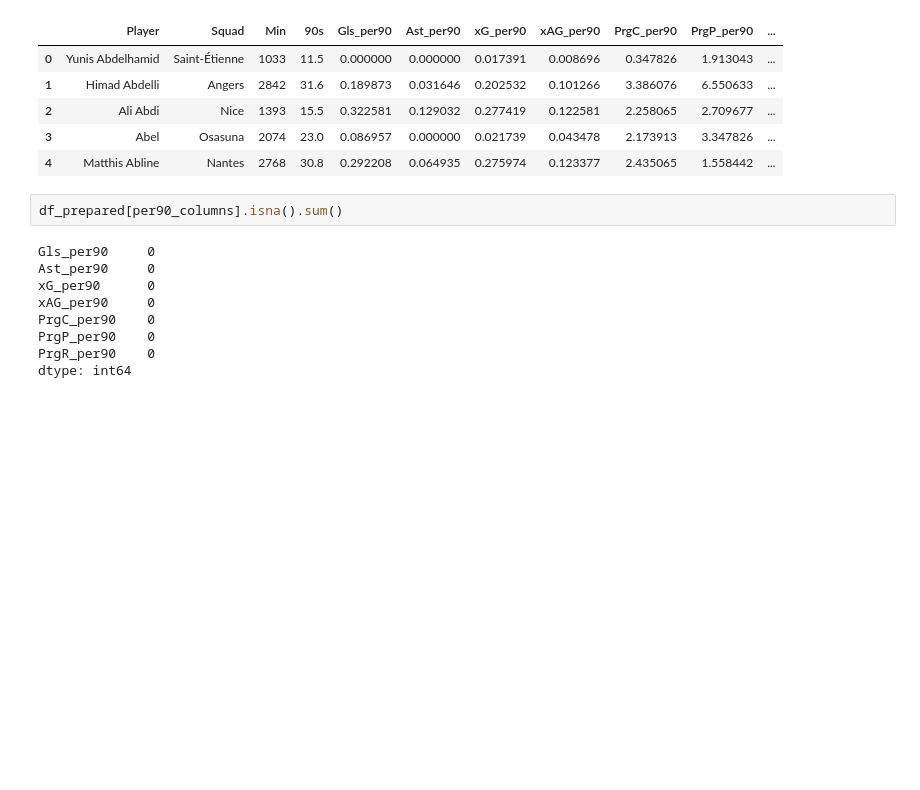
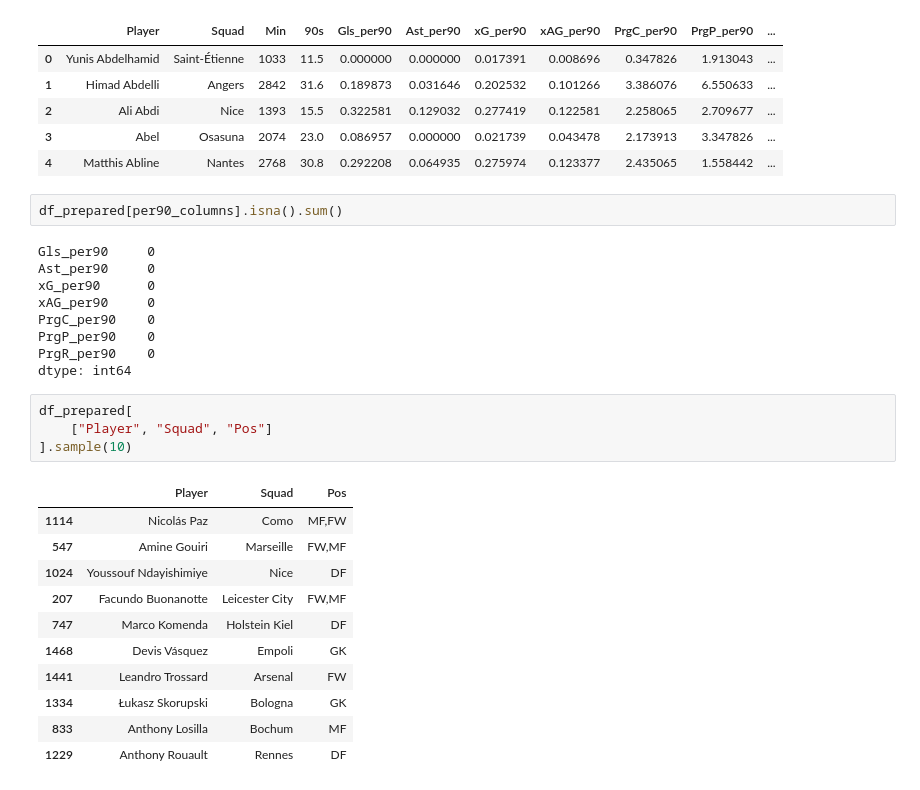
Before and after one commit to kevinerv/player-similarity-notebook, a Jupyter notebook: notebooks/01_Player_Similarity.ipynb, the cells around one changed output. Drawn from its saved outputs; the diff is of its cells as text; blank space fills up the shorter version.

```diff
--- a/notebooks/01_Player_Similarity.ipynb
+++ b/notebooks/01_Player_Similarity.ipynb
@@ -133,3 +133,19 @@ PrgC_per90    0
 PrgP_per90    0
 PrgR_per90    0
 dtype: int64
+# %%
+df_prepared[
+    ["Player", "Squad", "Pos"]
+].sample(10)
+# %% [output]
+|  | Player | Squad | Pos |
+| 1114 | Nicolás Paz | Como | MF,FW |
+| 547 | Amine Gouiri | Marseille | FW,MF |
+| 1024 | Youssouf Ndayishimiye | Nice | DF |
+| 207 | Facundo Buonanotte | Leicester City | FW,MF |
+| 747 | Marco Komenda | Holstein Kiel | DF |
+| 1468 | Devis Vásquez | Empoli | GK |
+| 1441 | Leandro Trossard | Arsenal | FW |
+| 1334 | Łukasz Skorupski | Bologna | GK |
+| 833 | Anthony Losilla | Bochum | MF |
+| 1229 | Anthony Rouault | Rennes | DF |
```
Also changed, not shown: parts of 2 cells of this notebook, 1 other file.
